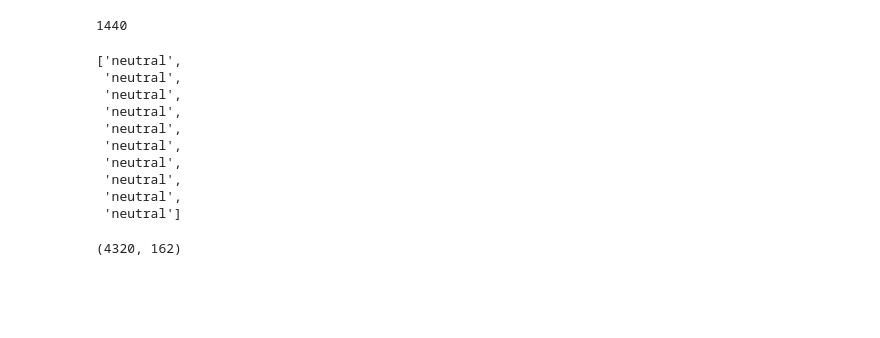
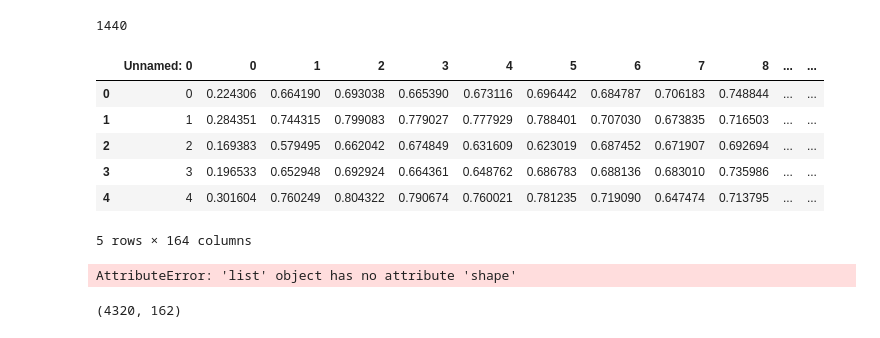
Before and after one commit to theriteshsharma/SpeechEmotionRecognition, a Jupyter notebook: ser_model/Notebooks/Final.ipynb, the cells around one changed output. Drawn from its saved outputs; the diff is of its cells as text; code cells hidden in the pictures; blank space fills up the shorter version.

```diff
--- a/ser_model/Notebooks/Final.ipynb
+++ b/ser_model/Notebooks/Final.ipynb
@@ -175,3 +178,14 @@ for file in glob.glob("F:\\01 Code\\01 Projects\\SpeechEmotionRecognitionApp\\se
 print(i)
 # %% [output]
 1440
+# %%
+df = pd.read_csv('ravdess.csv');
+df.head()
+# %% [output]
+|  | Unnamed: 0 | 0 | 1 | 2 | 3 | 4 | 5 | 6 | 7 | 8 | ... | ... |
+| 0 | 0 | 0.224306 | 0.664190 | 0.693038 | 0.665390 | 0.673116 | 0.696442 | 0.684787 | 0.706183 | 0.748844 | ... | ... |
+| 1 | 1 | 0.284351 | 0.744315 | 0.799083 | 0.779027 | 0.777929 | 0.788401 | 0.707030 | 0.673835 | 0.716503 | ... | ... |
+| 2 | 2 | 0.169383 | 0.579495 | 0.662042 | 0.674849 | 0.631609 | 0.623019 | 0.687452 | 0.671907 | 0.692694 | ... | ... |
+| 3 | 3 | 0.196533 | 0.652948 | 0.692924 | 0.664361 | 0.648762 | 0.686783 | 0.688136 | 0.683010 | 0.735986 | ... | ... |
+| 4 | 4 | 0.301604 | 0.760249 | 0.804322 | 0.790674 | 0.760021 | 0.781235 | 0.719090 | 0.647474 | 0.713795 | ... | ... |
+5 rows × 164 columns
@@ -178,16 +195,8 @@ print(i)
 # %%
-Y[:10]
+X.shape
+Y.shape
 # %% [output]
-['neutral',
- 'neutral',
- 'neutral',
- 'neutral',
- 'neutral',
- 'neutral',
- 'neutral',
- 'neutral',
- 'neutral',
- 'neutral']
+AttributeError: 'list' object has no attribute 'shape'
 # %%
 Dataframe_x = pd.DataFrame(X)
 Dataframe_y = pd.DataFrame(Y)
```
Also changed, not shown: parts of 20 cells of this notebook, 35 other files.
